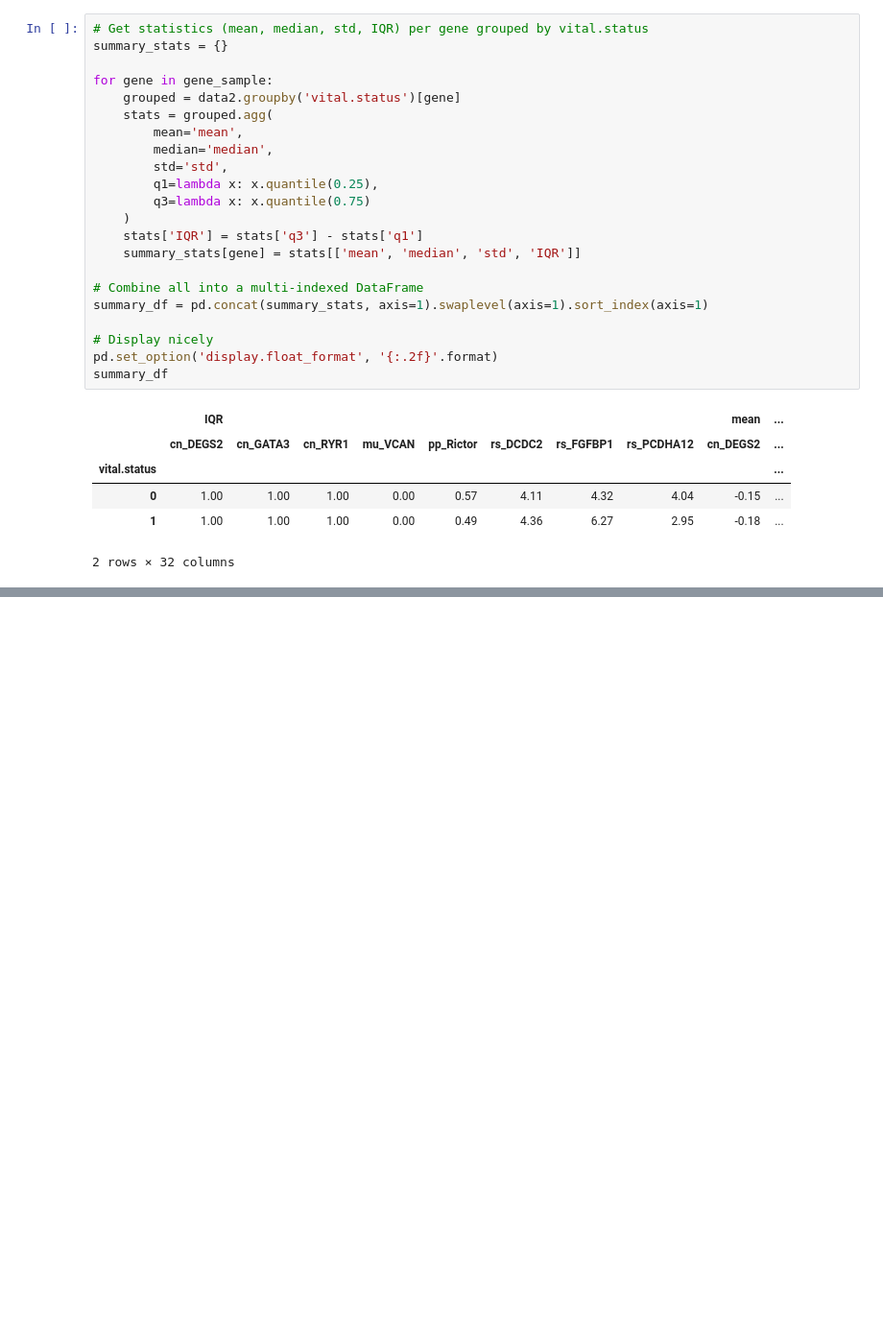
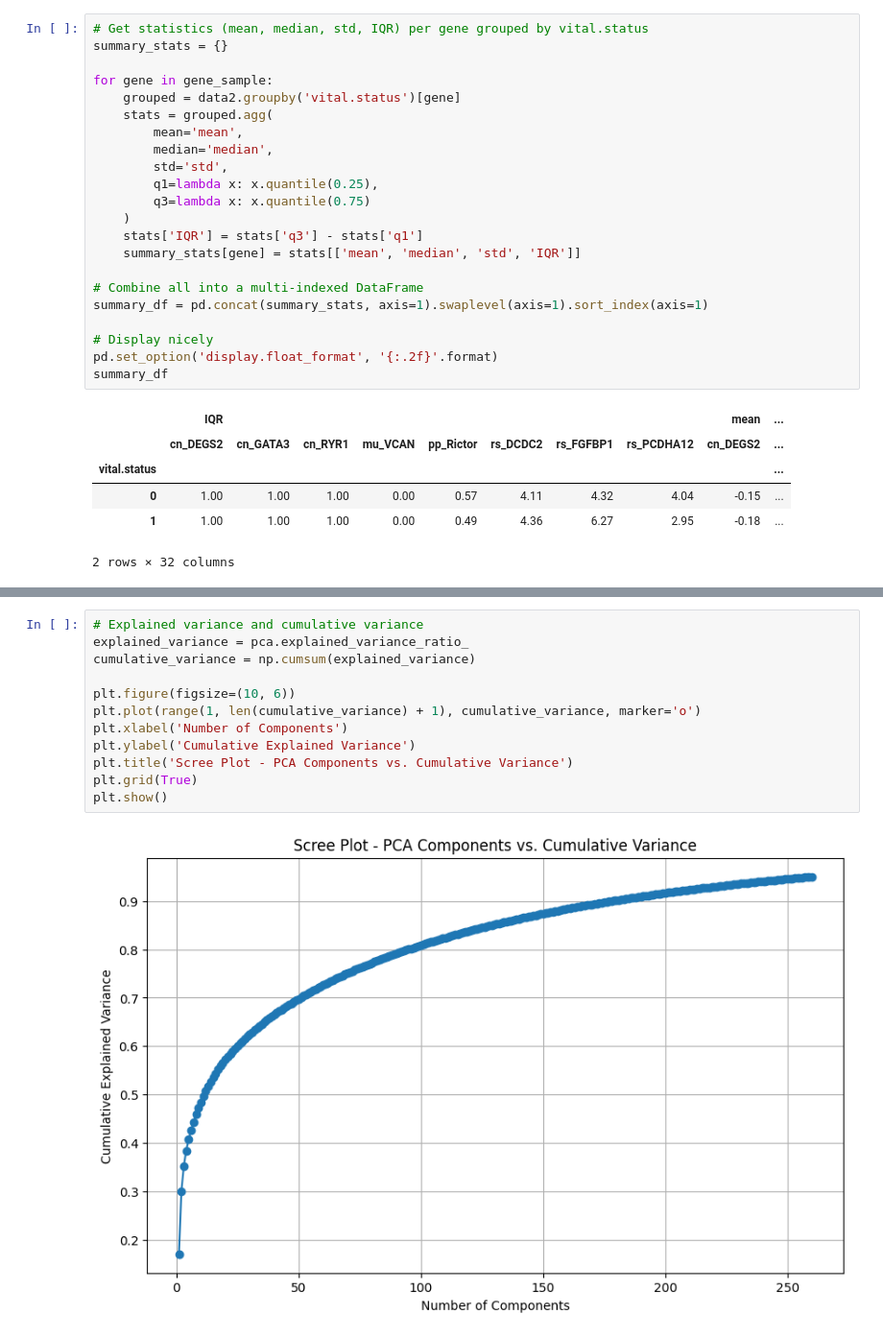
Before and after one commit to Cynthiachelangat/BreastCancer-classification, a Jupyter notebook: brca.ipynb, the cells around one changed output, grey strips where cells are left out. Shown at 96% size. Drawn from its saved outputs; the diff is of its cells as text; blank space fills up the shorter version.

```diff
--- a/brca.ipynb
+++ b/brca.ipynb
@@ -314,0 +388,14 @@ summary_df
+# %%
+# Explained variance and cumulative variance
+explained_variance = pca.explained_variance_ratio_
+cumulative_variance = np.cumsum(explained_variance)
+
+plt.figure(figsize=(10, 6))
+plt.plot(range(1, len(cumulative_variance) + 1), cumulative_variance, marker='o')
+plt.xlabel('Number of Components')
+plt.ylabel('Cumulative Explained Variance')
+plt.title('Scree Plot - PCA Components vs. Cumulative Variance')
+plt.grid(True)
+plt.show()
+# %% [output]
+[figure, added]
```
Also changed, not shown: parts of 9 cells of this notebook.
